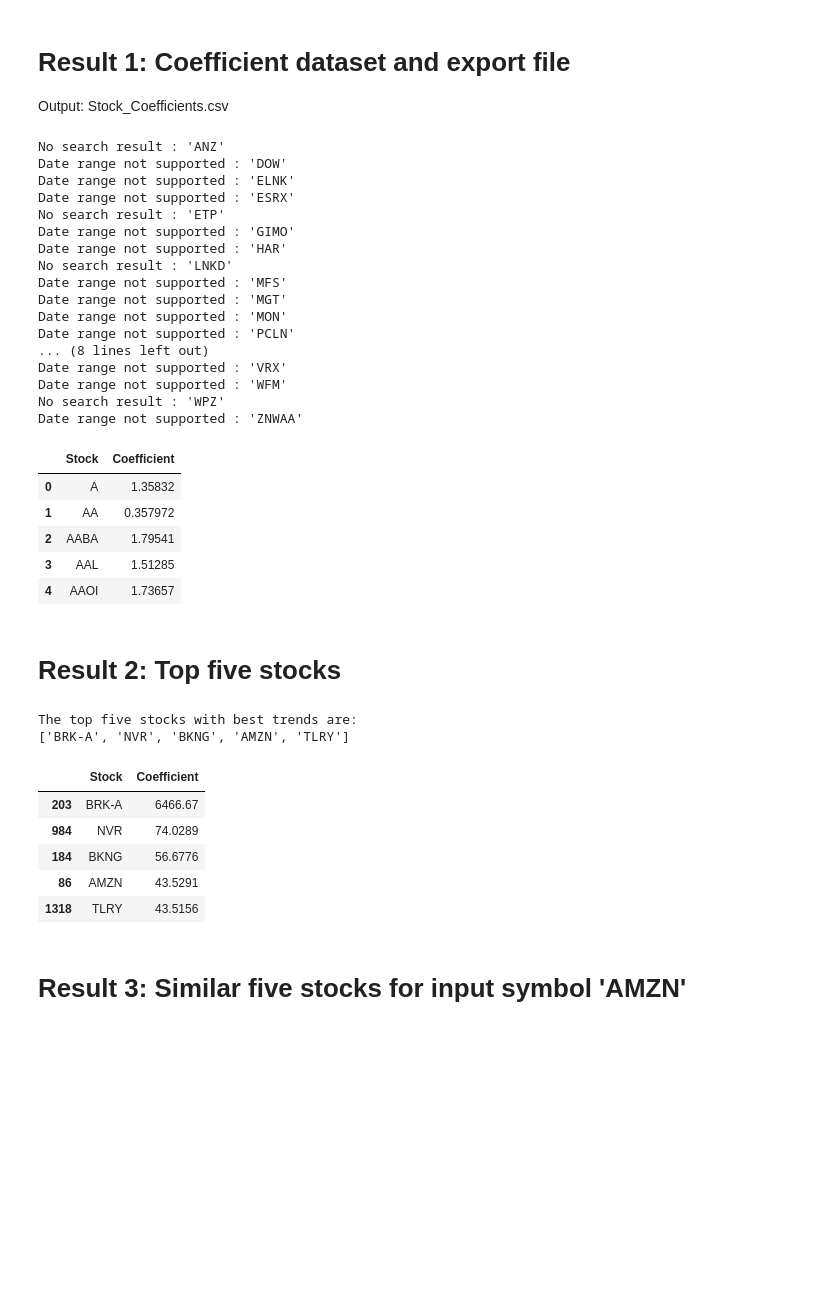
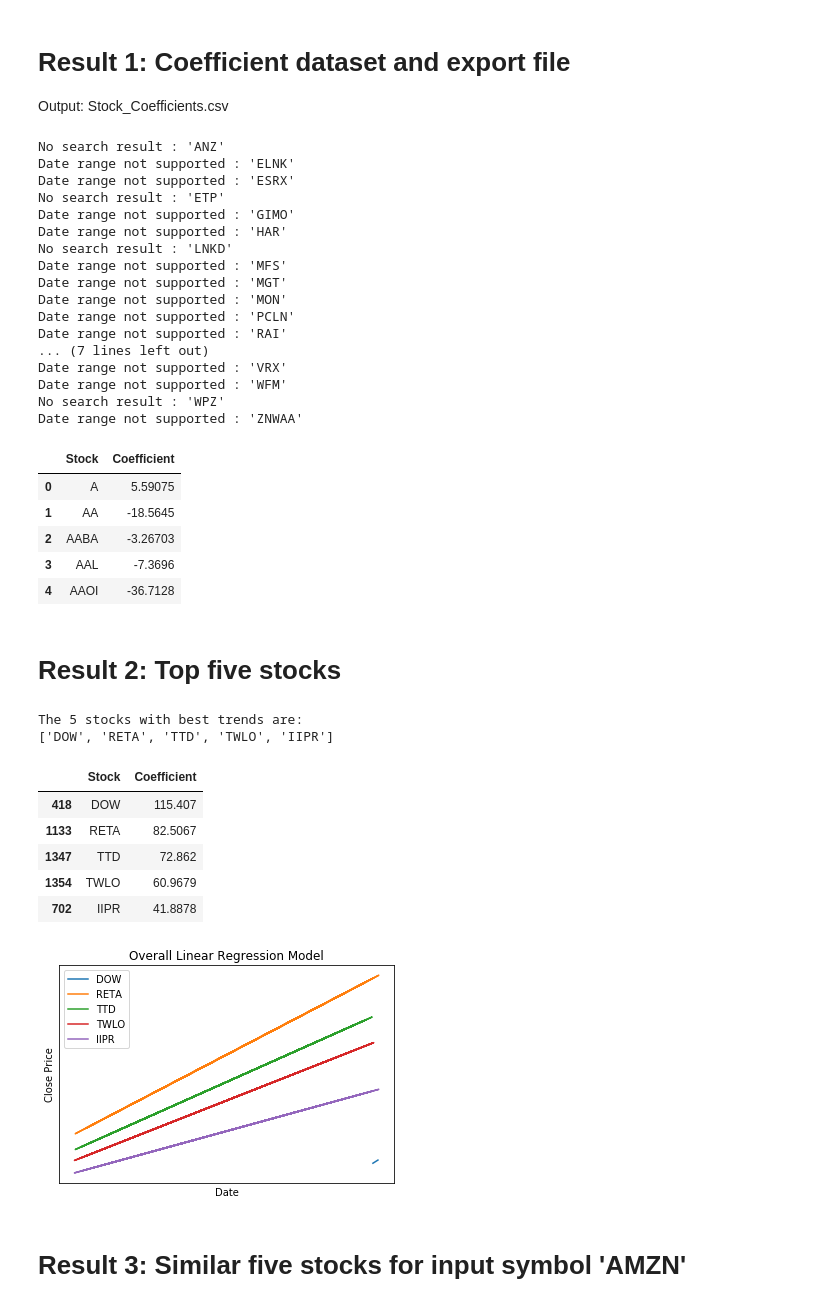
Before and after one commit to stockrecommendationsystem/pythonFiles, a Jupyter notebook: Liner Regression/Liner Regression.ipynb, the cells around one changed output. Saved outputs shown, nothing was run; the diff lists cells and outputs as text; code cells hidden in the pictures; blank space fills up the shorter version.

```diff
--- a/Liner Regression/Liner Regression.ipynb
+++ b/Liner Regression/Liner Regression.ipynb
@@ -46,9 +46,9 @@ import pandas_datareader.data as web
 import datetime
 from pandas_datareader._utils import RemoteDataError
 
-# Considering data from 2010 to 2019 for consistency
-start = datetime.datetime(2010, 1, 1)
-end = datetime.datetime(2019, 1, 1)
+# Considering data from 2018 to 2019 for latest trend
+start = datetime.datetime(2018, 4, 1)
+end = datetime.datetime(2019, 4, 1)
 
 # function2: get historical data for a specific stock, using symbol as the parameter
 def load_stock_data(symbol):
@@ -61,4 +61,10 @@ def load_stock_data(symbol):
         print("Date range not supported : '" + symbol + "'")
         return float('NaN')
     close = df[['Close']]
+
+    # Normalize close value by divided by the base value (the close price of the earliest day) and multiplied by 100
+    base = close.iloc[0]['Close']
+    # neglect the stocks the initial close price < 25 USD to insure the selected stock value
+    if base > 10 :
+        close = close.assign(Close = close['Close'] / base * 100)
     return close
@@ -75,10 +92,10 @@ from sklearn.model_selection import train_test_split
 # function2: build linear regression model for a specific stock
 # parameter
     # show_statistics: indicate if the statistics are printed
-    # single: indicate if only single symbol is analyzed
+    # show_dots: indicate if dots data needed
     # show_plot: indacate if the plot is shown
 
-def build_linear_regression(symbol, show_statistics = True, single = True, show_plot = True):
+def build_linear_regression(symbol, show_statistics = True, show_dots = True, show_plot = True):
     close = load_stock_data(symbol)
     # if the close is not dataframe, return NaN
     if not isinstance(close, pd.DataFrame) :
@@ -118,13 +135,12 @@ def build_linear_regression(symbol, show_statistics = True, single = True, show_
         pl.ylabel('Close Price')
         pl.title('Overall Linear Regression Model')
 
-        if single :
+        if show_dots :
             pl.title(symbol + ' Linear Regression Model')
             pl.plot(test['Date'], test['Close'], linestyle='none', marker='o')
 
         pl.xticks(())
         pl.yticks(())
-
     # return the coefficient representing trend
     return regr.coef_[0][0]
 # %%
@@ -140,6 +156,6 @@ features: Date Close_Price
 # %%
 # function3: for each symbol in the text file, caculate the coefficents and record in the original text file
-def get_coefficient_dataset(filename, show_statistics = False, single = False, show_plot = True) :
+def get_coefficient_dataset(filename, show_statistics = False, show_dots = False, show_plot = True) :
     # load stock list data from text file
     stock_array = get_list(filename)
     # extend the 2D array from N * 1 to N * 2 to make place for putting corresponding coefficient
@@ -147,7 +163,7 @@ def get_coefficient_dataset(filename, show_statistics = False, single = False, s
 
     # caculate coefficient for each symbol and store in the stock_array
     for symbol in stock_array:
-        coefficient = build_linear_regression(symbol[0], show_statistics, single, show_plot)
+        coefficient = build_linear_regression(symbol[0], show_statistics, show_dots, show_plot)
         symbol[1] = coefficient
 
     # transfer stock_array to dataframe with two columns 'Stock' and 'Coefficient'
@@ -173,11 +189,16 @@ No search result : 'ANZ'
 # %%
 # function4 to get top n stocks with biggest coefficients
-def get_top_stock(coefficient_data, n = 5) :
+def get_top_stock(coefficient_data, n = 2) :
     # sort stocks by coefficients with descending order
     top_stocks = coefficient_data.sort_values(by = ['Coefficient'], ascending = False)
     # take top n stocks
     top_stocks = top_stocks[:n]
-    print("The top five stocks with best trends are: ")
+    top_stocks_list = top_stocks['Stock'].tolist()
+    # plot stocks
+    for symbol in top_stocks_list:
+        build_linear_regression(symbol, show_statistics = False, show_dots = False, show_plot = True)
+    # print stock list
+    print("The " + str(n) +" stocks with best trends are: ")
     print(top_stocks['Stock'].tolist())
     return top_stocks
 # %%
@@ -245,7 +268,6 @@ coefficient_data = get_coefficient_dataset('stock_list.txt', show_plot = False)
 coefficient_data.head()
 # %% [output]
 No search result : 'ANZ'
-Date range not supported : 'DOW'
 Date range not supported : 'ELNK'
 Date range not supported : 'ESRX'
 No search result : 'ETP'
@@ -256,31 +278,33 @@ Date range not supported : 'MFS'
 Date range not supported : 'MGT'
 Date range not supported : 'MON'
 Date range not supported : 'PCLN'
-... (8 lines left out)
+Date range not supported : 'RAI'
+... (7 lines left out)
 Date range not supported : 'VRX'
 Date range not supported : 'WFM'
 No search result : 'WPZ'
 Date range not supported : 'ZNWAA'
 |  | Stock | Coefficient |
-| 0 | A | 1.35832 |
-| 1 | AA | 0.357972 |
-| 2 | AABA | 1.79541 |
-| 3 | AAL | 1.51285 |
-| 4 | AAOI | 1.73657 |
+| 0 | A | 5.59075 |
+| 1 | AA | -18.5645 |
+| 2 | AABA | -3.26703 |
+| 3 | AAL | -7.3696 |
+| 4 | AAOI | -36.7128 |
 # %% [markdown]
 # Result 2: Top five stocks
 # %%
 # Get top five stocks from the stock list
-get_top_stock(coefficient_data)
+get_top_stock(coefficient_data, n = 5)
 # %% [output]
-The top five stocks with best trends are:
-['BRK-A', 'NVR', 'BKNG', 'AMZN', 'TLRY']
+The 5 stocks with best trends are:
+['DOW', 'RETA', 'TTD', 'TWLO', 'IIPR']
 |  | Stock | Coefficient |
-| 203 | BRK-A | 6466.67 |
-| 984 | NVR | 74.0289 |
-| 184 | BKNG | 56.6776 |
-| 86 | AMZN | 43.5291 |
-| 1318 | TLRY | 43.5156 |
+| 418 | DOW | 115.407 |
+| 1133 | RETA | 82.5067 |
+| 1347 | TTD | 72.862 |
+| 1354 | TWLO | 60.9679 |
+| 702 | IIPR | 41.8878 |
+[figure, added]
 # %% [markdown]
 # Result 3: Similar five stocks for input symbol 'AMZN'
 # %%
```
Also changed, not shown: parts of 9 cells of this notebook.
